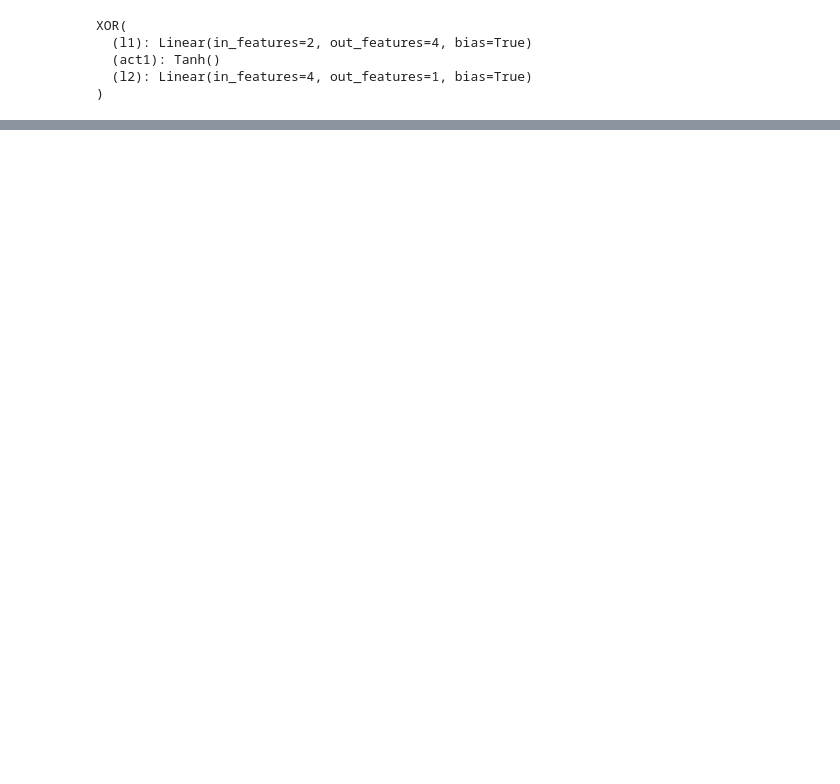
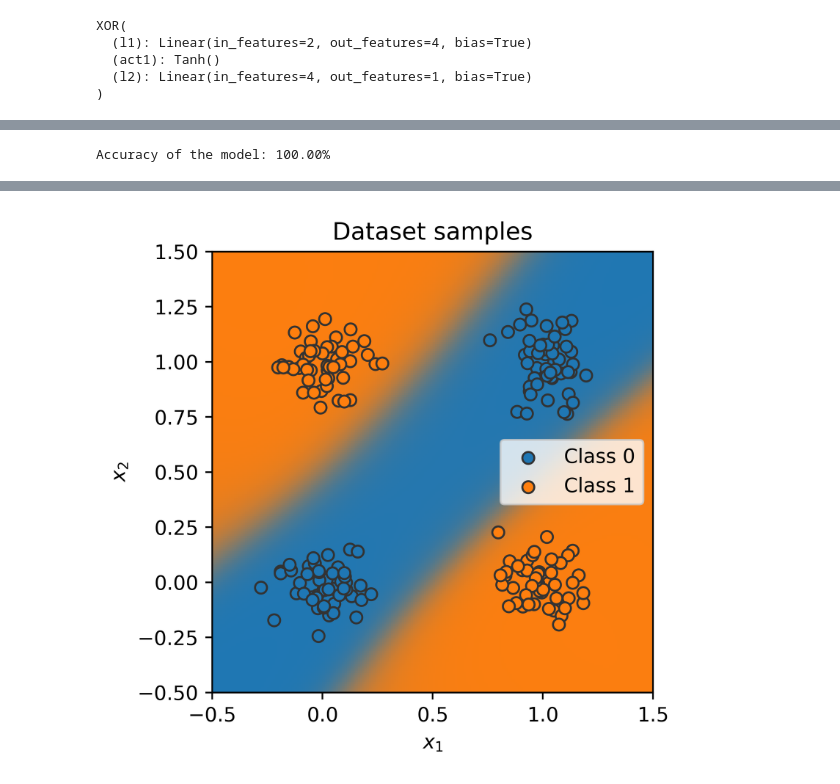
Before and after one commit to AnupJoseph/dlbook, a Jupyter notebook: IntroductionToPytorch.ipynb, the cells around one changed output, grey strips where cells are left out. Saved outputs shown, nothing was run; the diff lists cells and outputs as text; code cells hidden in the pictures; blank space fills up the shorter version.

```diff
--- a/IntroductionToPytorch.ipynb
+++ b/IntroductionToPytorch.ipynb
@@ -364,0 +396,41 @@ torch.save(state_dict, "our_model.tar")
+# %%
+eval_model(model, test_dataloader)
+# %% [output]
+Accuracy of the model: 100.00%
+# %%
+@torch.no_grad() # Decorator, same effect as "with torch.no_grad(): ..." over the whole function.
+def visualize_classification(model, data, label):
+    if isinstance(data, torch.Tensor):
+        data = data.cpu().numpy()
+    if isinstance(label, torch.Tensor):
+        label = label.cpu().numpy()
+    data_0 = data[label == 0]
+    data_1 = data[label == 1]
+
+    fig = plt.figure(figsize=(4,4), dpi=500)
+    plt.scatter(data_0[:,0], data_0[:,1], edgecolor="#333", label="Class 0")
+    plt.scatter(data_1[:,0], data_1[:,1], edgecolor="#333", label="Class 1")
+    plt.title("Dataset samples")
+    plt.ylabel(r"$x_2$")
+    plt.xlabel(r"$x_1$")
+    plt.legend()
+
+    # Let's make use of a lot of operations we have learned above
+    model.to(device)
+    c0 = torch.Tensor(to_rgba("C0")).to(device)
+    c1 = torch.Tensor(to_rgba("C1")).to(device)
+    x1 = torch.arange(-0.5, 1.5, step=0.01, device=device)
+    x2 = torch.arange(-0.5, 1.5, step=0.01, device=device)
+    xx1, xx2 = torch.meshgrid(x1, x2, indexing='ij')  # Meshgrid function as in numpy
+    model_inputs = torch.stack([xx1, xx2], dim=-1)
+    preds = model(model_inputs)
+    preds = torch.sigmoid(preds)
+    output_image = (1 - preds) * c0[None,None] + preds * c1[None,None]  # Specifying "None" in a dimension creates a new one
+    output_image = output_image.cpu().numpy()  # Convert to numpy array. This only works for tensors on CPU, hence first push to CPU
+    plt.imshow(output_image, origin='lower', extent=(-0.5, 1.5, -0.5, 1.5))
+    plt.grid(False)
+    return fig
+
+_ = visualize_classification(model, dataset.data, dataset.label)
+plt.show()
+# %% [output]
@@ -364,0 +438 @@ torch.save(state_dict, "our_model.tar")
+[figure, added]
```
Also changed, not shown: parts of 8 cells of this notebook.
